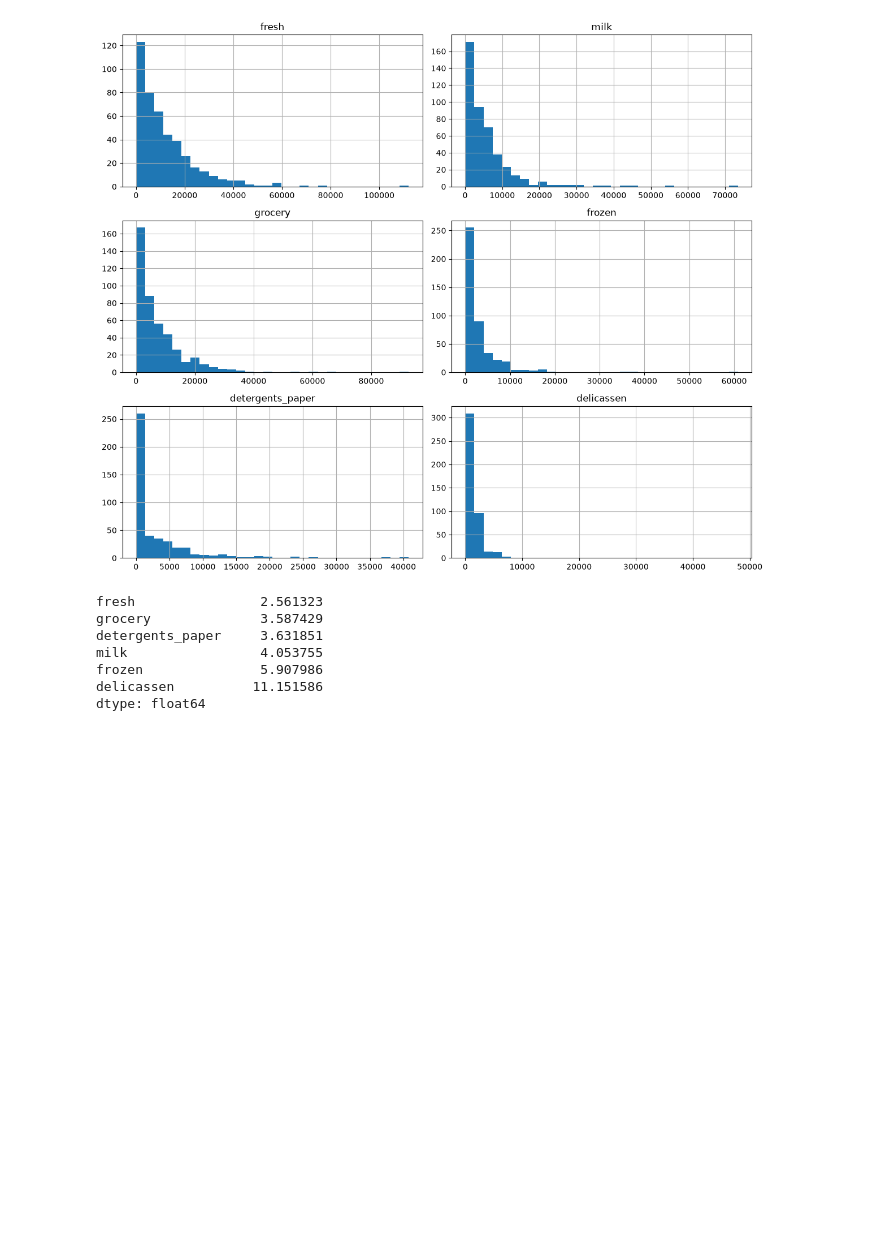
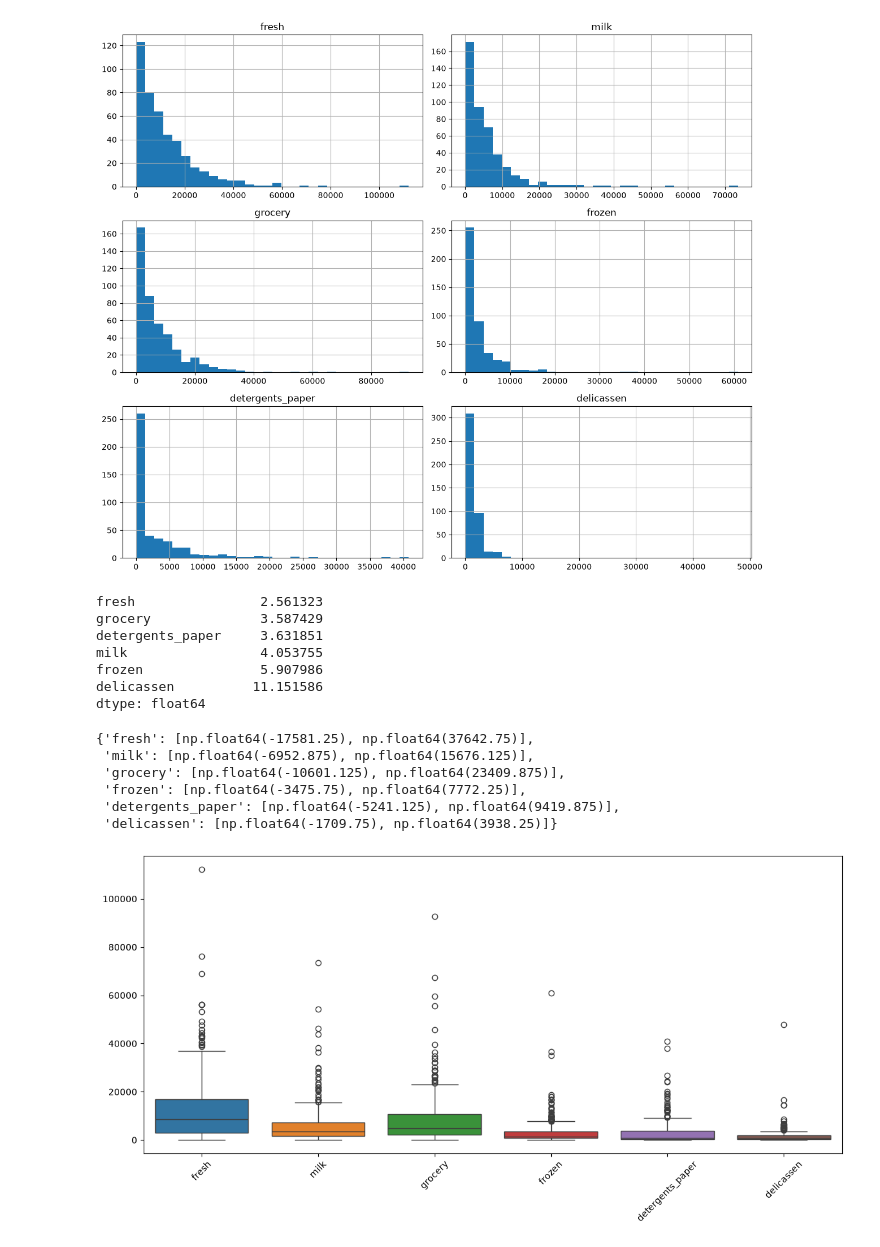
Before and after one commit to Kartikshard/Whole-Sale-Customer-Segmentation, a Jupyter notebook: notebooks/01_EDA.ipynb, the cells around one changed output. Saved outputs shown, nothing was run; the diff lists cells and outputs as text; code cells hidden in the pictures; blank space fills up the shorter version.

```diff
--- a/notebooks/01_EDA.ipynb
+++ b/notebooks/01_EDA.ipynb
@@ -109,0 +112,18 @@ for feature in numerical_f:
+# %%
+numerical_bounds
+# %% [output]
+{'fresh': [np.float64(-17581.25), np.float64(37642.75)],
+ 'milk': [np.float64(-6952.875), np.float64(15676.125)],
+ 'grocery': [np.float64(-10601.125), np.float64(23409.875)],
+ 'frozen': [np.float64(-3475.75), np.float64(7772.25)],
+ 'detergents_paper': [np.float64(-5241.125), np.float64(9419.875)],
+ 'delicassen': [np.float64(-1709.75), np.float64(3938.25)]}
+# %%
+import seaborn as sns
+
+plt.figure(figsize=(14, 6))
+sns.boxplot(data=numerical_features.select_dtypes("number"))
+plt.xticks(rotation=45)
+plt.show()
+# %% [output]
+[figure, added]
```
Also changed, not shown: parts of 2 cells of this notebook.
